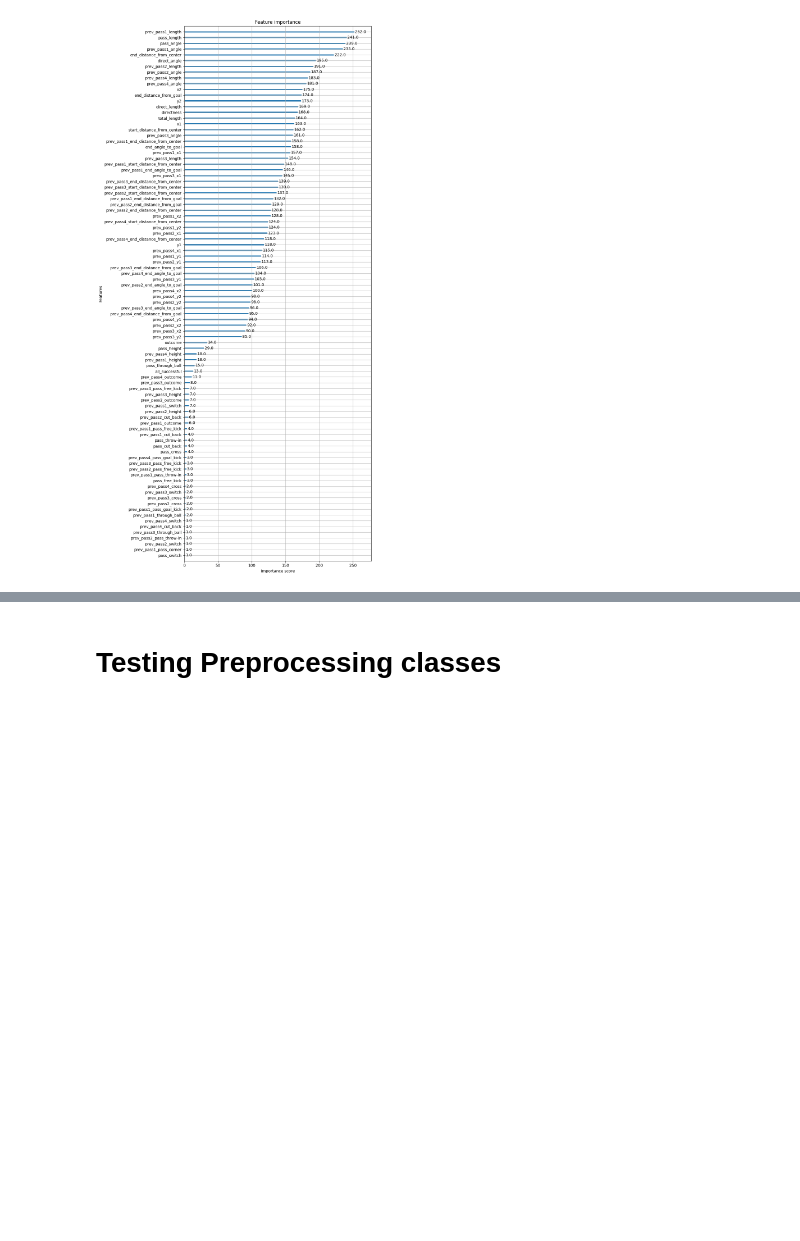
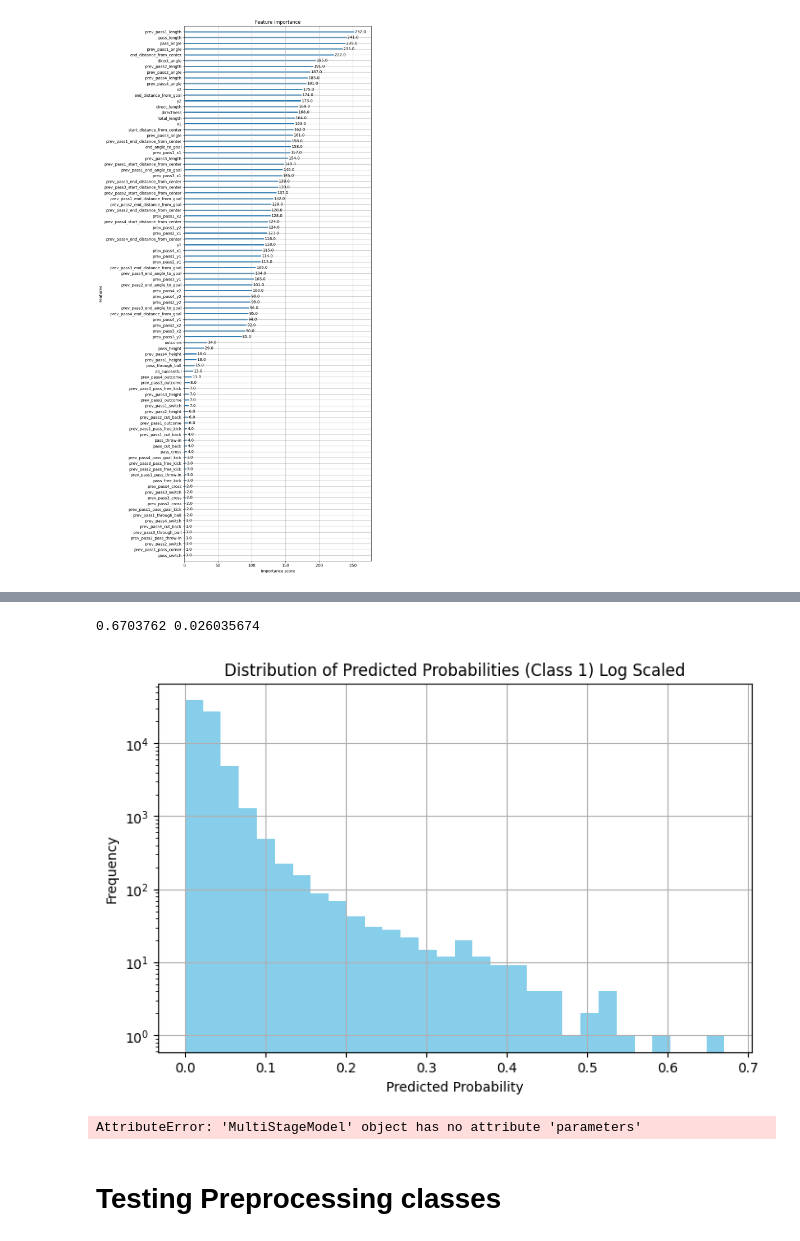
Before and after one commit to zcochran27/Soccer-Events-Analyzed, a Jupyter notebook: explore.ipynb, the cells around one changed output, grey strips where cells are left out. Cells and saved outputs as stored; diff of their text form; code cells hidden in the pictures; blank space fills up the shorter version.

```diff
--- a/explore.ipynb
+++ b/explore.ipynb
@@ -1119,3 +1141,54 @@ plt.show()
+# %%
+import joblib
+class MultiStageModel:
+    def __init__(self, parameters):
+        self.parameters = parameters or {}
+        self.model1 = xgb.XGBClassifier(use_label_encoder=False, **self.parameters)
+        self.model2 = xgb.XGBClassifier(use_label_encoder=False, **self.parameters)
+
+    def fit(self, X, y1, y2):
+        self.model1.fit(X, y1)
+        X_stage2 = X[y1 == 1]
+        self.model2.fit(X_stage2, y2[y1 == 1])
+
+    def predict_proba(self, X):
+        p1 = self.model1.predict_proba(X)[:, 1]
+        p2 = self.model2.predict_proba(X)[:, 1]
+        return p1 * p2
+    def save(self, path_prefix):
+        joblib.dump(self.model1, f"{path_prefix}_model1.pkl")
+        joblib.dump(self.model2, f"{path_prefix}_model2.pkl")
+        joblib.dump(self.parameters, f"{path_prefix}_params.pkl")
+
+    @classmethod
+    def load(cls, path_prefix):
+        parameters = joblib.load(f"{path_prefix}_params.pkl")
+        instance = cls(parameters)
+        instance.model1 = joblib.load(f"{path_prefix}_model1.pkl")
+        instance.model2 = joblib.load(f"{path_prefix}_model2.pkl")
+        return instance
+# %%
+best_parameters =  {'eval_metric': 'logloss', 'learning_rate': 0.1, 'max_depth': 5, 'n_estimators': 300, 'objective': 'binary:logistic', 'scale_pos_weight': 1.5}
+msm = MultiStageModel(best_parameters)
+msm.fit(X_train, y1_train, y2_train)
+y_probs = msm.predict_proba(X_test)
+print(y_probs.max(),y_probs.mean())
+plt.figure(figsize=(8, 5))
+plt.hist(y_probs, bins=30, color='skyblue')
+plt.title("Distribution of Predicted Probabilities (Class 1) Log Scaled")
+plt.xlabel("Predicted Probability")
+plt.ylabel("Frequency")
+plt.yscale('log')  # Set y-axis to log scale
+plt.grid(True)
+plt.show()
+# %% [output]
+0.6703762 0.026035674
+[figure, added]
+# %%
+msm.fit(X,y1,y2)
+msm.save('msm_model')
+# %% [output]
+AttributeError: 'MultiStageModel' object has no attribute 'parameters'
 # %% [markdown]
 # Testing Preprocessing classes
 # %%
```
Also changed, not shown: parts of 19 cells of this notebook, 7 other files.
